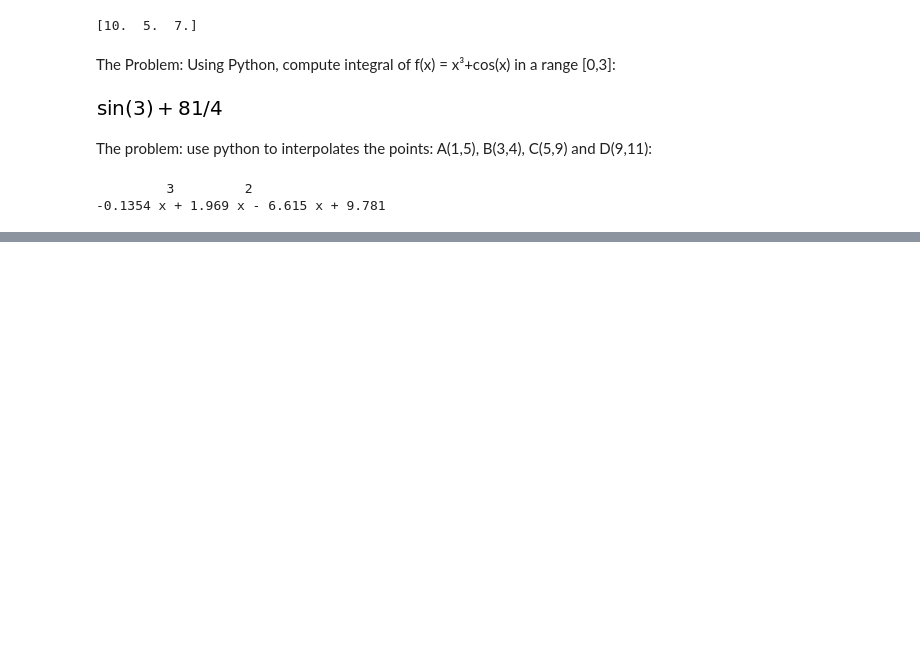
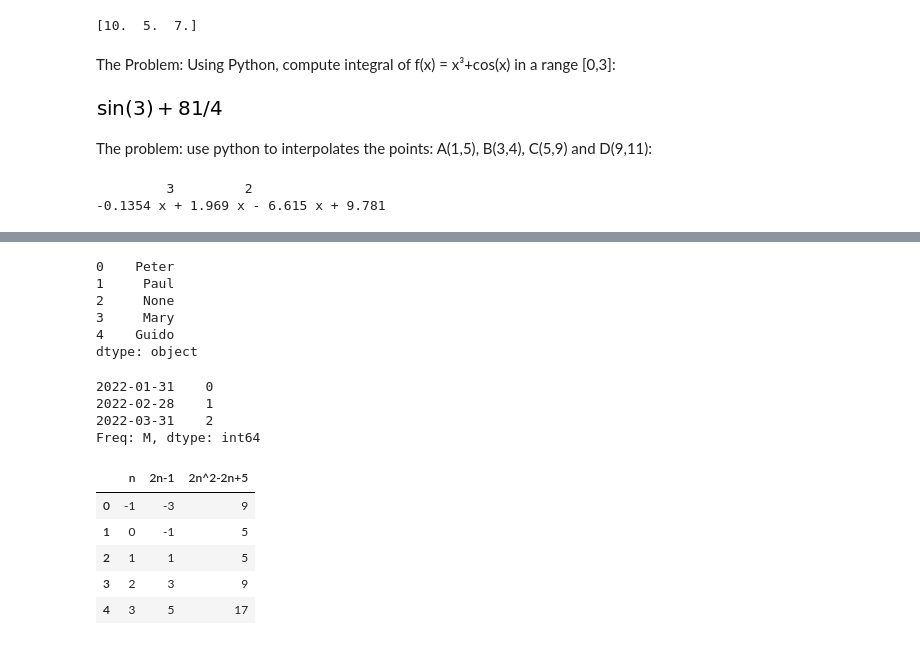
Before and after one commit to ayedsalman/Intro-to-Python, a Jupyter notebook: Data_Engineering_1.ipynb, the cells around one changed output, grey strips where cells are left out. Cells and saved outputs as stored; diff of their text form; code cells hidden in the pictures; blank space fills up the shorter version.

```diff
--- a/Data_Engineering_1.ipynb
+++ b/Data_Engineering_1.ipynb
@@ -105,0 +654,53 @@ print(f)
+# %%
+import pandas as pd
+import numpy as np
+
+data = ['peter', 'Paul', None, 'MARY', 'gUIDO']
+
+names = pd.Series(data)
+names.str.capitalize()
+# %% [output]
+0    Peter
+1     Paul
+2     None
+3     Mary
+4    Guido
+dtype: object
+# %%
+import pandas as pd
+fri = pd.Timestamp("2018-01-05")
+fri.day_name()
+
+# Add 1 day
+sat = fri + pd.Timedelta("1 day")
+sat.day_name()
+
+# Add 3 business day (Friday --> Monday)
+wed = fri + pd.offsets.BDay() * 3
+wed.day_name()
+
+idx =pd.date_range("1/1/2022", freq="M", periods=3)
+ts= pd.Series(range(len(idx)),index=idx)
+ts
+# %% [output]
+2022-01-31    0
+2022-02-28    1
+2022-03-31    2
+Freq: M, dtype: int64
+# %%
+import pandas as pd
+
+# data sources link
+excel_another_dir = './test.xlsx'
+
+# read data from excel file
+
+df_read_excel = pd.read_excel(excel_another_dir)
+df_read_excel.head()
+# %% [output]
+|  | n | 2n-1 | 2n^2-2n+5 |
+| 0 | -1 | -3 | 9 |
+| 1 | 0 | -1 | 5 |
+| 2 | 1 | 1 | 5 |
+| 3 | 2 | 3 | 9 |
+| 4 | 3 | 5 | 17 |
```
Also changed, not shown: parts of 43 cells of this notebook.
